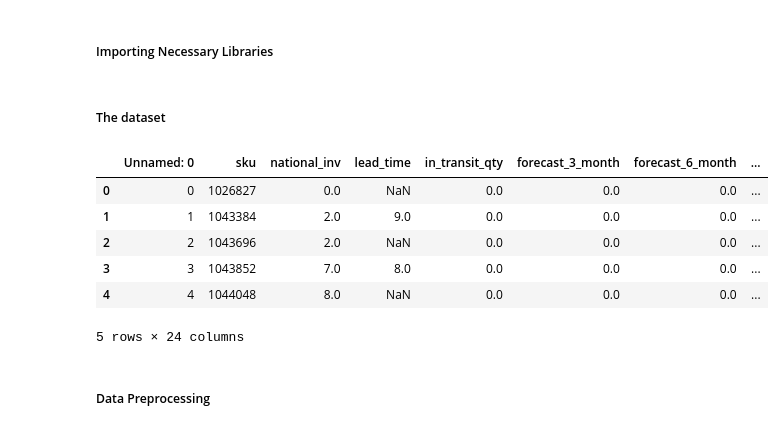
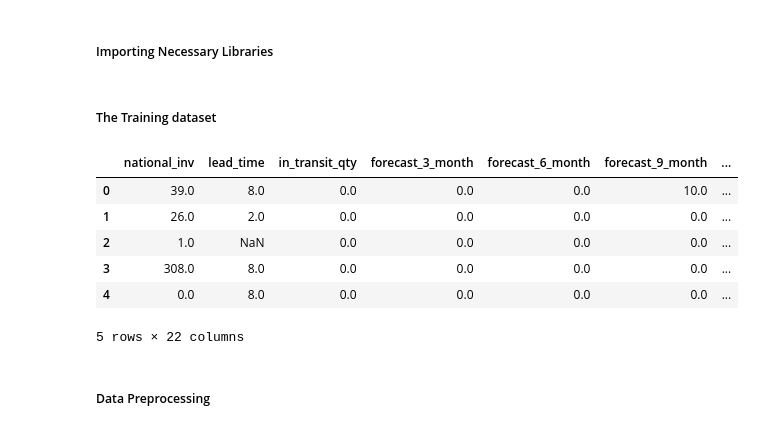
Before and after one commit to amar0489/Backorder-Prediction, a Jupyter notebook: notebook/base_level.ipynb, the cells around one changed output. Saved outputs shown, nothing was run; the diff lists cells and outputs as text; code cells hidden in the pictures.

```diff
--- a/notebook/base_level.ipynb
+++ b/notebook/base_level.ipynb
@@ -14,16 +12,16 @@ from sklearn.preprocessing import StandardScaler
 import warnings
 warnings.filterwarnings('ignore')
 # %% [markdown]
-##### The dataset
+##### The Training dataset
 # %%
-path= r'C:\Users\HP\Desktop\backorder project\notebook\data\backorder_data.csv'  # Use the path of your downloaded dataset for avoiding errors
-data= pd.read_csv(path)
-data.head()
+path= r'C:\Users\HP\Desktop\backorder project\artifacts\train.csv'  # Use the path of your saved dataset for avoiding errors
+train_data= pd.read_csv(path)
+train_data.head()
 # %% [output]
-|  | Unnamed: 0 | sku | national_inv | lead_time | in_transit_qty | forecast_3_month | forecast_6_month | ... |
-| 0 | 0 | 1026827 | 0.0 | NaN | 0.0 | 0.0 | 0.0 | ... |
-| 1 | 1 | 1043384 | 2.0 | 9.0 | 0.0 | 0.0 | 0.0 | ... |
-| 2 | 2 | 1043696 | 2.0 | NaN | 0.0 | 0.0 | 0.0 | ... |
-| 3 | 3 | 1043852 | 7.0 | 8.0 | 0.0 | 0.0 | 0.0 | ... |
-| 4 | 4 | 1044048 | 8.0 | NaN | 0.0 | 0.0 | 0.0 | ... |
+|  | national_inv | lead_time | in_transit_qty | forecast_3_month | forecast_6_month | forecast_9_month | ... |
+| 0 | 39.0 | 8.0 | 0.0 | 0.0 | 0.0 | 10.0 | ... |
+| 1 | 26.0 | 2.0 | 0.0 | 0.0 | 0.0 | 0.0 | ... |
+| 2 | 1.0 | NaN | 0.0 | 0.0 | 0.0 | 0.0 | ... |
+| 3 | 308.0 | 8.0 | 0.0 | 0.0 | 0.0 | 0.0 | ... |
+| 4 | 0.0 | 8.0 | 0.0 | 0.0 | 0.0 | 0.0 | ... |
-5 rows × 24 columns
+5 rows × 22 columns
```
Also changed, not shown: parts of 6 cells of this notebook, 2 other files.
